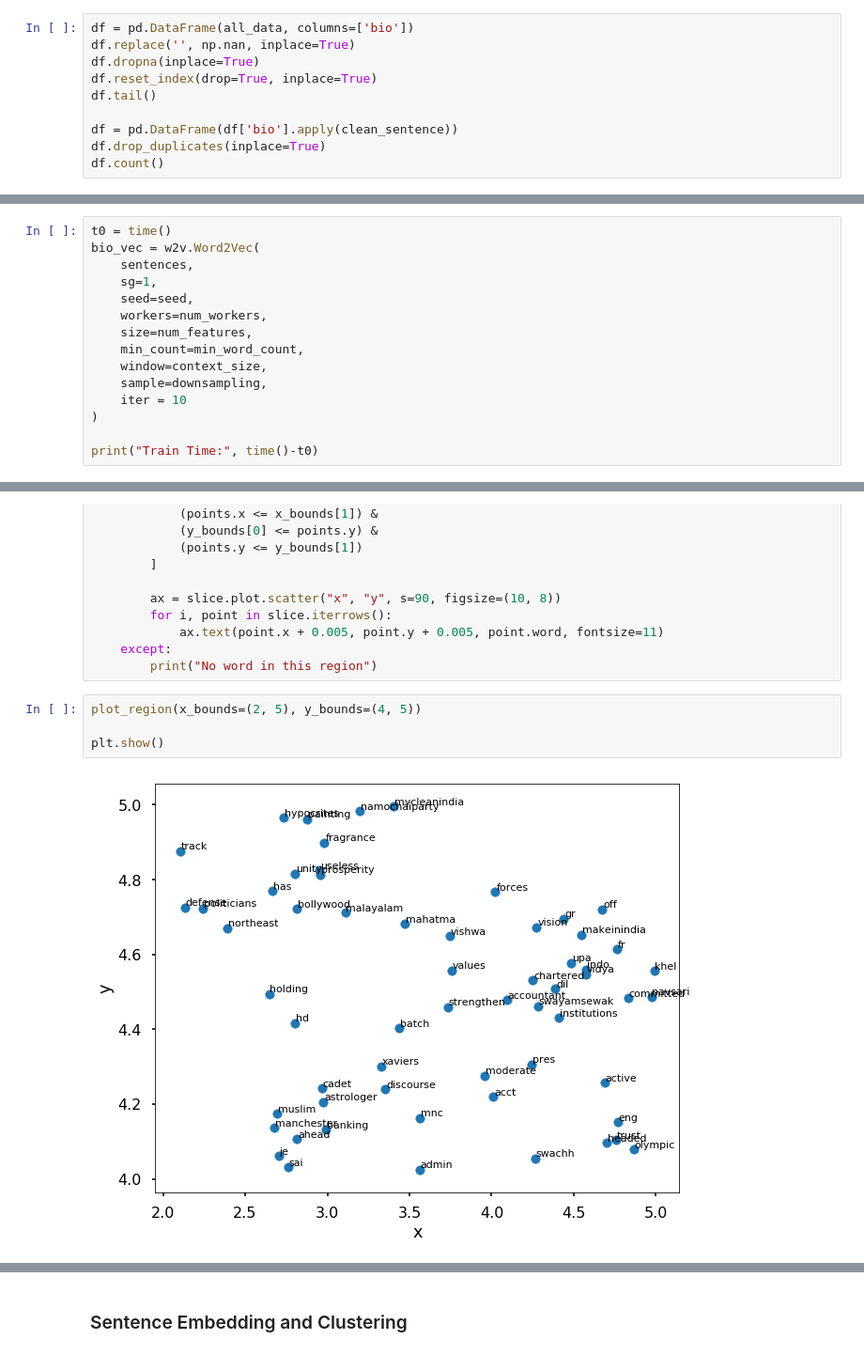
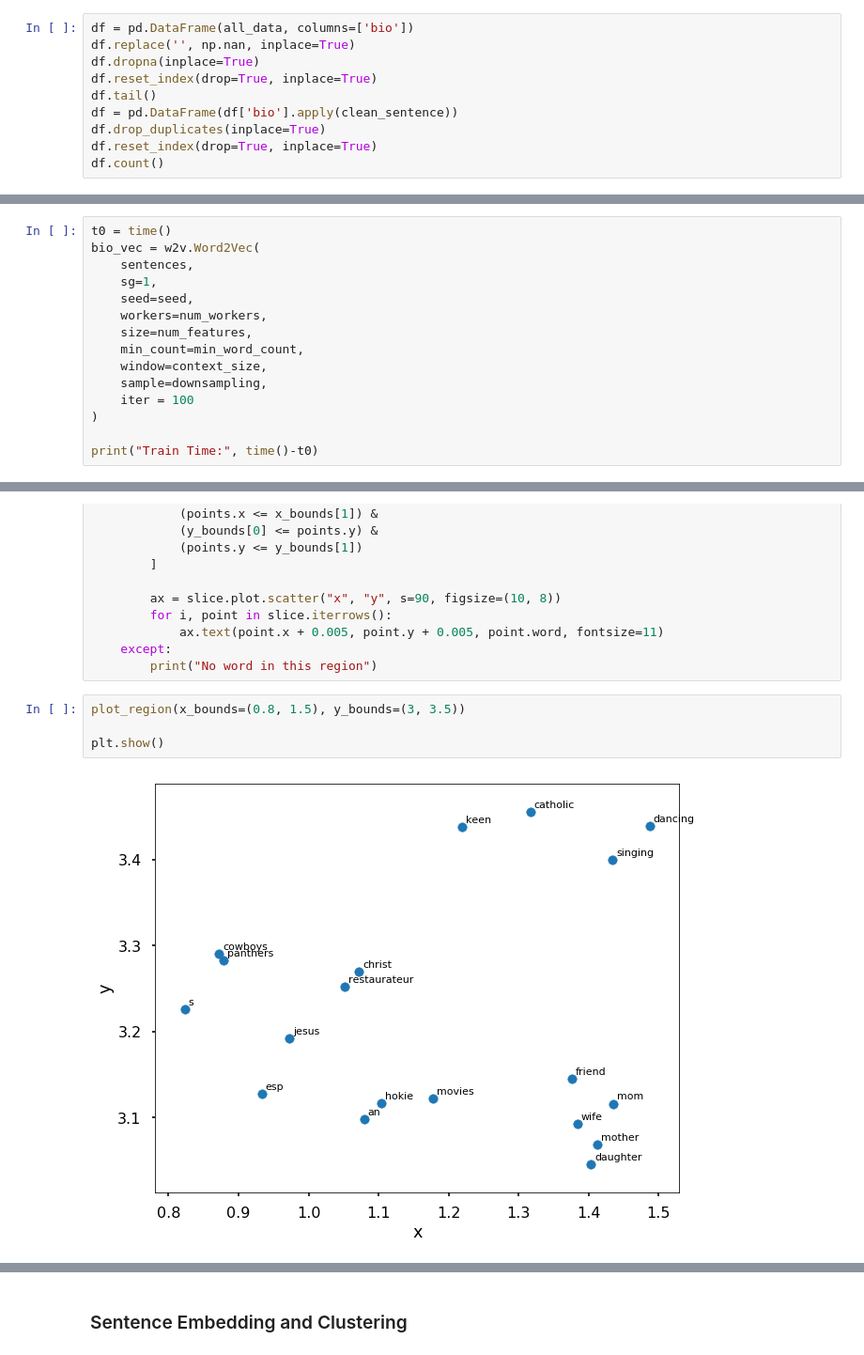
Before and after one commit to Parassharmaa/cortex-ai, a Jupyter notebook: src/cortex/bio-classifier/bio_clustering.ipynb, the cells around one changed output, grey strips where cells are left out. Shown at 94% size. Saved outputs shown, nothing was run; the diff lists cells and outputs as text.

```diff
--- a/src/cortex/bio-classifier/bio_clustering.ipynb
+++ b/src/cortex/bio-classifier/bio_clustering.ipynb
@@ -66,9 +67,9 @@ df.replace('', np.nan, inplace=True)
 df.dropna(inplace=True)
 df.reset_index(drop=True, inplace=True)
 df.tail()
-
 df = pd.DataFrame(df['bio'].apply(clean_sentence))
 df.drop_duplicates(inplace=True)
+df.reset_index(drop=True, inplace=True)
 df.count()
 # %% [output]
 bio    44440
@@ -141,7 +140,7 @@ bio_vec = w2v.Word2Vec(
     min_count=min_word_count,
     window=context_size,
     sample=downsampling,
-    iter = 10
+    iter = 100
 )
 
 print("Train Time:", time()-t0)
@@ -214,8 +211,8 @@ def plot_region(x_bounds, y_bounds):
     except:
         print("No word in this region")
 # %%
-plot_region(x_bounds=(2, 5), y_bounds=(4, 5))
+plot_region(x_bounds=(0.8, 1.5), y_bounds=(3, 3.5))
 
 plt.show()
 # %% [output]
-[figure, old version]
+[figure, new version]
```
Also changed, not shown: parts of 26 cells of this notebook, 18 other files.
